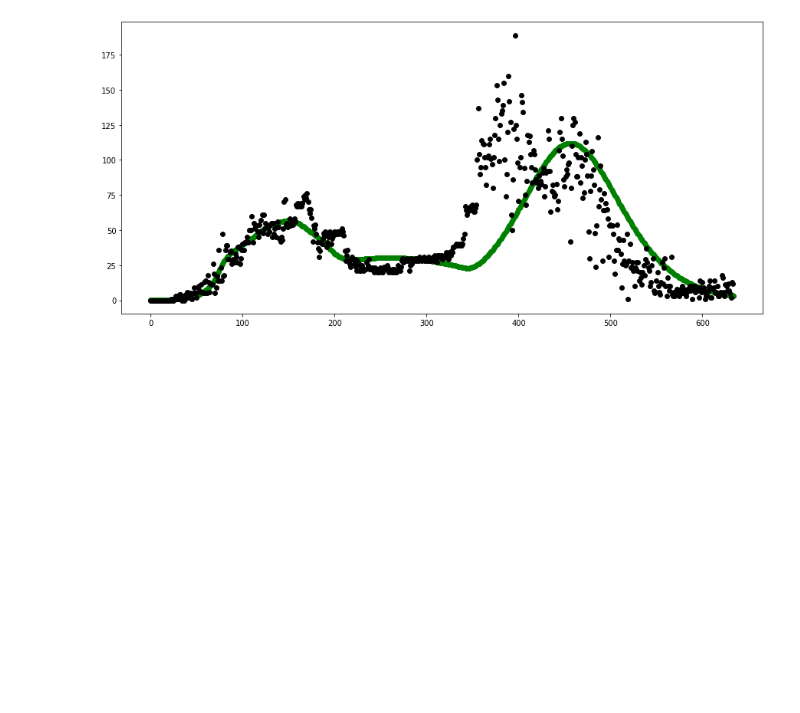
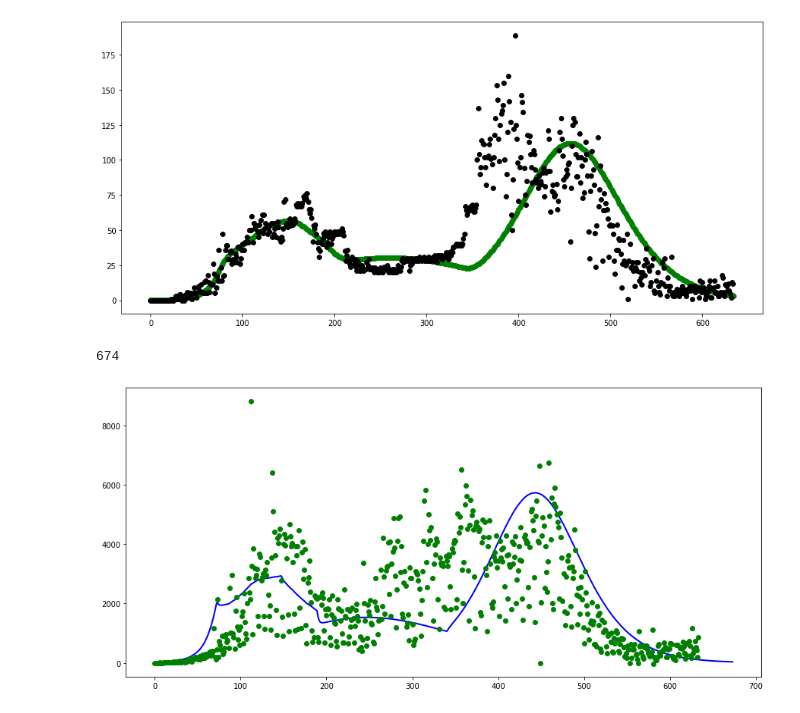
Before and after one commit to filipe7788/SEIHURD, a Jupyter notebook: SIR_Fit.ipynb, the cells around one changed output. Drawn from its saved outputs; the diff is of its cells as text; code cells hidden in the pictures; blank space fills up the shorter version.

Commit message:
casos fitados e seguindo agora

```diff
--- a/SIR_Fit.ipynb
+++ b/SIR_Fit.ipynb
@@ -460,6 +460,7 @@ NwVm = N0*resultados[:,16]
 # %%
 df_all = Dados
 data_mortes2=df_all.deaths.values
+data_casos2 =df_all.cases.values
 
 ts1=np.arange(len(Psif[:636])-1)
 fig, ax = pl.subplots(figsize=(15,7))
@@ -476,3 +477,20 @@ ax.autoscale()
 pl.show()
 # %% [output]
 [figure]
+# %%
+ts1=np.arange(len(Psif[:675])-1)
+fig, ax = pl.subplots(figsize=(15,7))
+
+qcasos = qs[:,-2]
+
+first_up = np.diff(Nwm)[:190]
+second_up = np.array(np.diff((N0*qcasos)))
+cases = np.append(first_up, second_up)
+print(len(ts1))
+ax.plot(ts1[:len(cases)],  cases, color='b',zorder=1, linewidth=2)
+ax.scatter(ts1[:len(data_casos2)-1], np.diff(data_casos2), color='g',zorder=1, linewidth=1)
+ax.autoscale()
+pl.show()
+# %% [output]
+674
+[figure, added]
```
